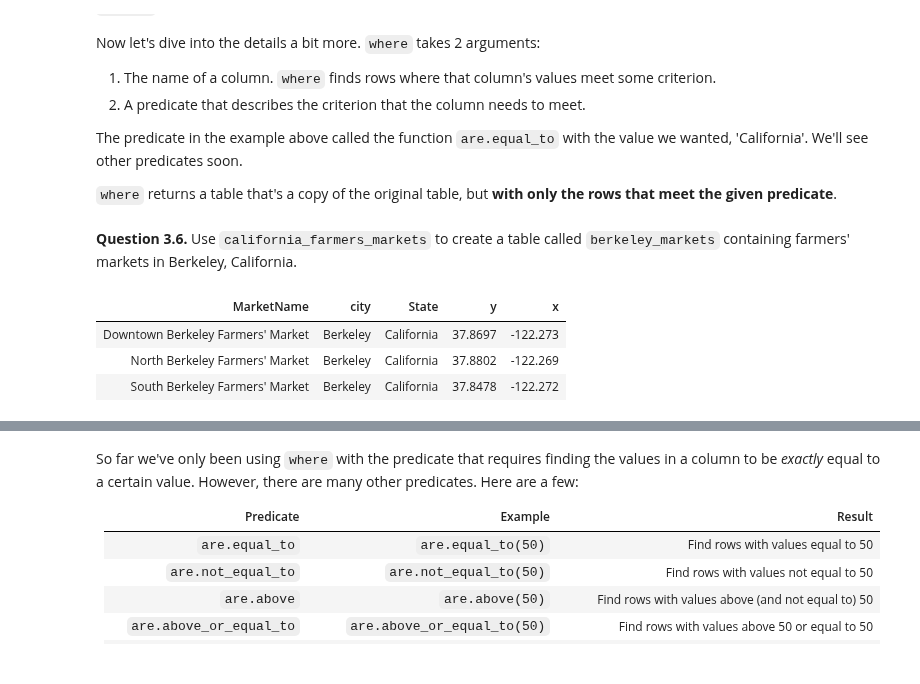
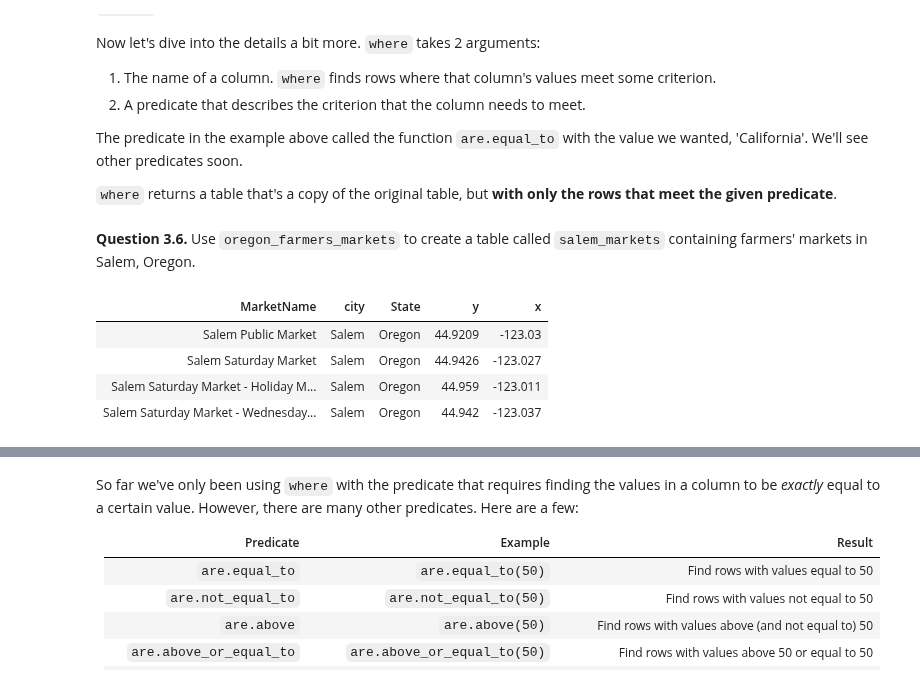
Before and after one commit to ORamiJav/data101-chemeketa, a Jupyter notebook: lab/lab02/lab02.ipynb, the cells around one changed output, grey strips where cells are left out. Saved outputs shown, nothing was run; the diff lists cells and outputs as text; code cells hidden in the pictures.

Commit message:
Final sync: Updated questions and manual test file adjustments for Lab 02

```diff
--- a/lab/lab02/lab02.ipynb
+++ b/lab/lab02/lab02.ipynb
@@ -395,7 +409,7 @@ Now let's say we want a table of all farmers' markets in California. Sorting won
 
 Instead, we use the table method `where`.
 # %%
-california_farmers_markets = farmers_markets_locations.where('State', are.equal_to('California'))
-california_farmers_markets
+oregon_farmers_markets = farmers_markets_locations.where('State', are.equal_to('Oregon'))
+oregon_farmers_markets
 # %% [output]
 | MarketName | city | State | y | x |
@@ -426,18 +440,19 @@ The predicate in the example above called the function `are.equal_to` with the v
 
 `where` returns a table that's a copy of the original table, but **with only the rows that meet the given predicate**.
 # %% [markdown]
-**Question 3.6.** Use `california_farmers_markets` to create a table called `berkeley_markets` containing farmers' markets in Berkeley, California.
+**Question 3.6.** Use `oregon_farmers_markets` to create a table called `salem_markets` containing farmers' markets in Salem, Oregon.
 <!--
 BEGIN QUESTION
 name: q36
 -->
 # %%
-berkeley_markets = california_farmers_markets.where('city', are.equal_to("Berkeley")) #SOLUTION
-berkeley_markets
+salem_markets = oregon_farmers_markets.where('city', are.equal_to("Salem")) #SOLUTION
+salem_markets
 # %% [output]
 | MarketName | city | State | y | x |
-| Downtown Berkeley Farmers' Market | Berkeley | California | 37.8697 | -122.273 |
-| North Berkeley Farmers' Market | Berkeley | California | 37.8802 | -122.269 |
-| South Berkeley Farmers' Market | Berkeley | California | 37.8478 | -122.272 |
+| Salem Public Market | Salem | Oregon | 44.9209 | -123.03 |
+| Salem Saturday Market | Salem | Oregon | 44.9426 | -123.027 |
+| Salem Saturday Market - Holiday M... | Salem | Oregon | 44.959 | -123.011 |
+| Salem Saturday Market - Wednesday... | Salem | Oregon | 44.942 | -123.037 |
 # %%
 grader.check("q36")
```
Also changed, not shown: parts of 27 cells of this notebook, 7 other files.
